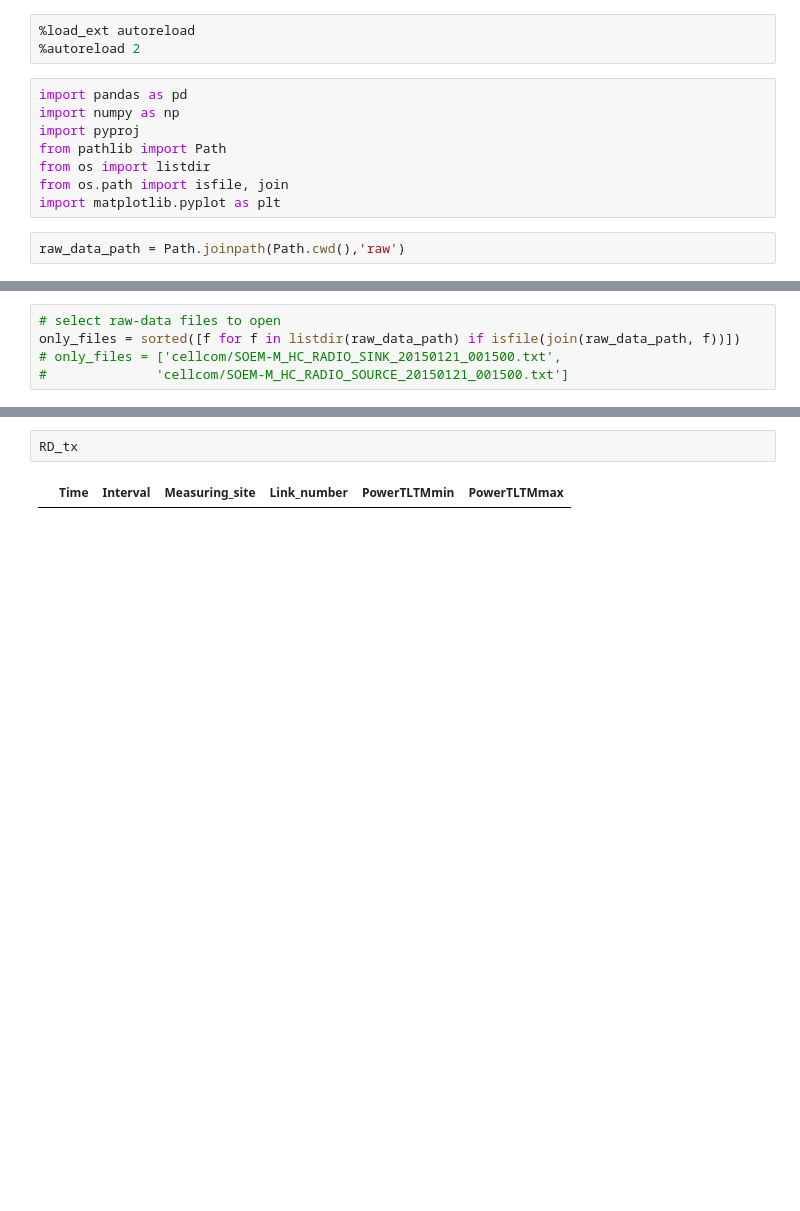
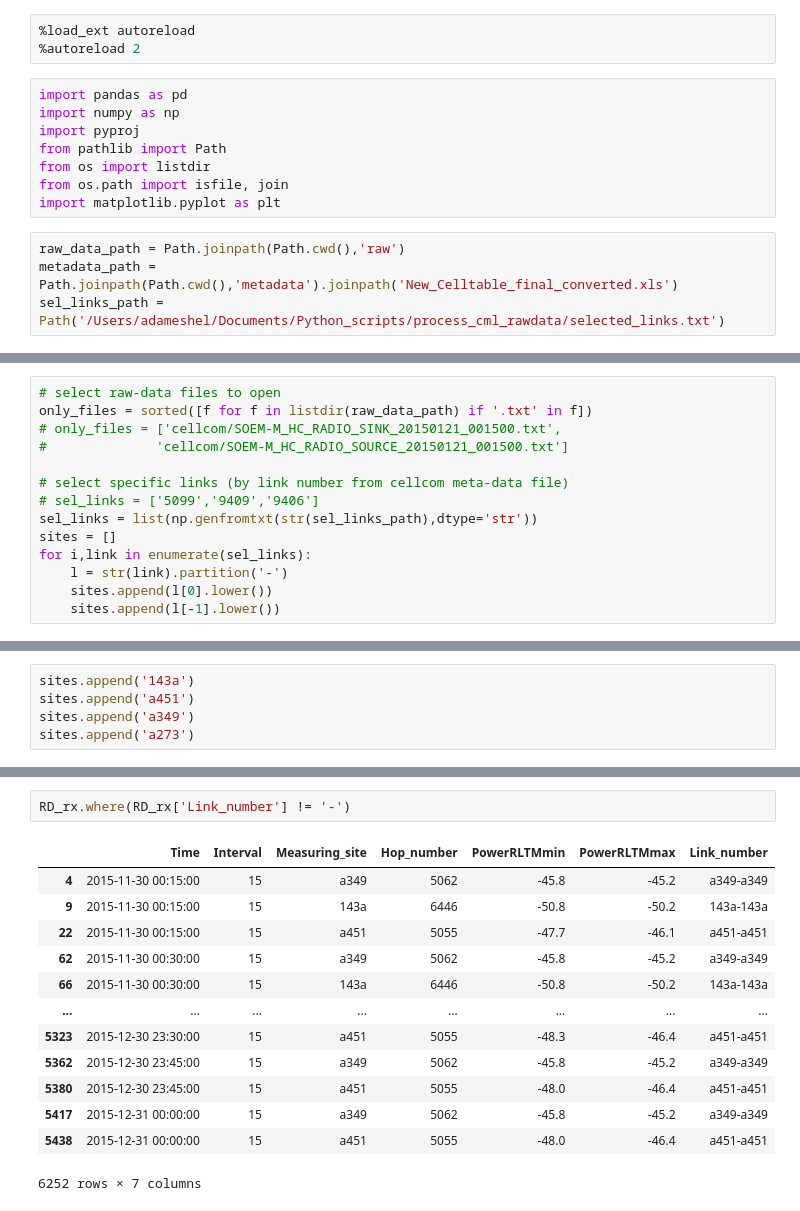
Before and after one commit to cellenmon/process_cml_rawdata, a Jupyter notebook: process_cellcom.ipynb, the cells around one changed output, grey strips where cells are left out. Saved outputs shown, nothing was run; the diff lists cells and outputs as text; blank space fills up the shorter version.

```diff
--- a/process_cellcom.ipynb
+++ b/process_cellcom.ipynb
@@ -11,3 +11,5 @@ from os.path import isfile, join
 import matplotlib.pyplot as plt
 # %%
 raw_data_path = Path.joinpath(Path.cwd(),'raw')
+metadata_path = Path.joinpath(Path.cwd(),'metadata').joinpath('New_Celltable_final_converted.xls')
+sel_links_path = Path('/Users/adameshel/Documents/Python_scripts/process_cml_rawdata/selected_links.txt')
@@ -112,5 +86,14 @@ Index(['LINK_NO', 'SITE1', 'SITE1_NAME', 'SHTAHIM_SITE1', 'AZIMUTH1', 'NORTH1',
 # %%
 # select raw-data files to open
-only_files = sorted([f for f in listdir(raw_data_path) if isfile(join(raw_data_path, f))])
+only_files = sorted([f for f in listdir(raw_data_path) if '.txt' in f])
 # only_files = ['cellcom/SOEM-M_HC_RADIO_SINK_20150121_001500.txt',
 #              'cellcom/SOEM-M_HC_RADIO_SOURCE_20150121_001500.txt']
+
+# select specific links (by link number from cellcom meta-data file)
+# sel_links = ['5099','9409','9406']
+sel_links = list(np.genfromtxt(str(sel_links_path),dtype='str'))
+sites = []
+for i,link in enumerate(sel_links):
+    l = str(link).partition('-')
+    sites.append(l[0].lower())
+    sites.append(l[-1].lower())
@@ -117 +109,6 @@ only_files = sorted([f for f in listdir(raw_data_path) if isfile(join(raw_data_p
+# %%
+sites.append('143a')
+sites.append('a451')
+sites.append('a349')
+sites.append('a273')
 # %%
@@ -171,4 +195,16 @@ FileNotFoundError: [Errno 2] No such file or directory: '/Users/adameshel/Docume
-# %%
-RD_tx
-# %% [output]
-|  | Time | Interval | Measuring_site | Link_number | PowerTLTMmin | PowerTLTMmax |
+# %%
+RD_rx.where(RD_rx['Link_number'] != '-')
+# %% [output]
+|  | Time | Interval | Measuring_site | Hop_number | PowerRLTMmin | PowerRLTMmax | Link_number |
+| 4 | 2015-11-30 00:15:00 | 15 | a349 | 5062 | -45.8 | -45.2 | a349-a349 |
+| 9 | 2015-11-30 00:15:00 | 15 | 143a | 6446 | -50.8 | -50.2 | 143a-143a |
+| 22 | 2015-11-30 00:15:00 | 15 | a451 | 5055 | -47.7 | -46.1 | a451-a451 |
+| 62 | 2015-11-30 00:30:00 | 15 | a349 | 5062 | -45.8 | -45.2 | a349-a349 |
+| 66 | 2015-11-30 00:30:00 | 15 | 143a | 6446 | -50.8 | -50.2 | 143a-143a |
+| ... | ... | ... | ... | ... | ... | ... | ... |
+| 5323 | 2015-12-30 23:30:00 | 15 | a451 | 5055 | -48.3 | -46.4 | a451-a451 |
+| 5362 | 2015-12-30 23:45:00 | 15 | a349 | 5062 | -45.8 | -45.2 | a349-a349 |
+| 5380 | 2015-12-30 23:45:00 | 15 | a451 | 5055 | -48.0 | -46.4 | a451-a451 |
+| 5417 | 2015-12-31 00:00:00 | 15 | a349 | 5062 | -45.8 | -45.2 | a349-a349 |
+| 5438 | 2015-12-31 00:00:00 | 15 | a451 | 5055 | -48.0 | -46.4 | a451-a451 |
+6252 rows × 7 columns
```
Also changed, not shown: parts of 9 cells of this notebook.
